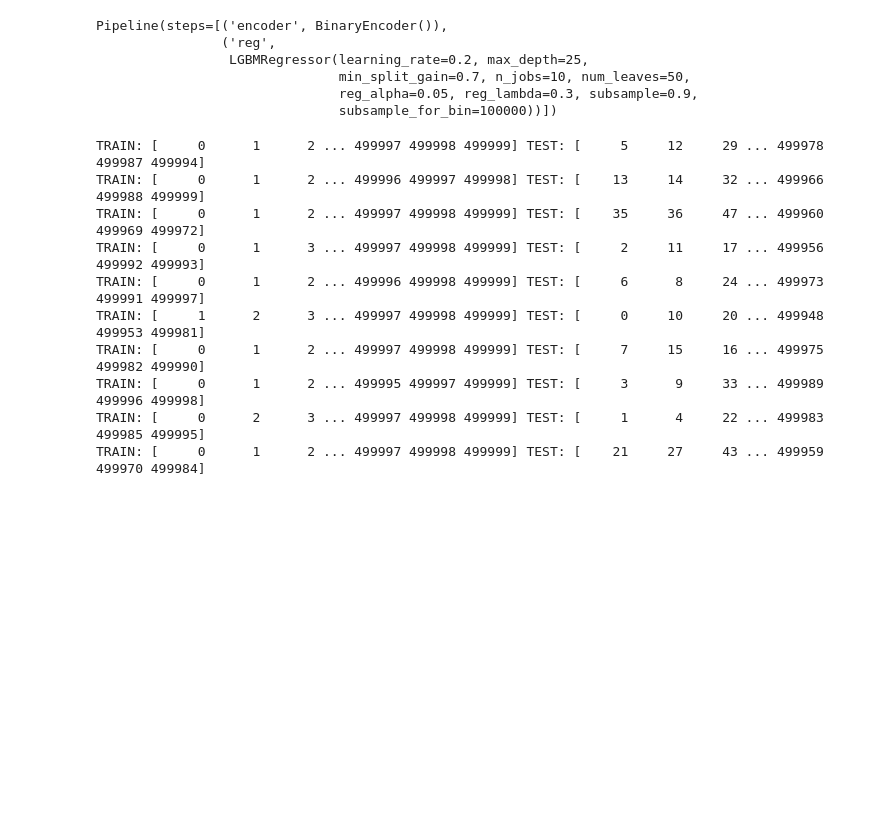
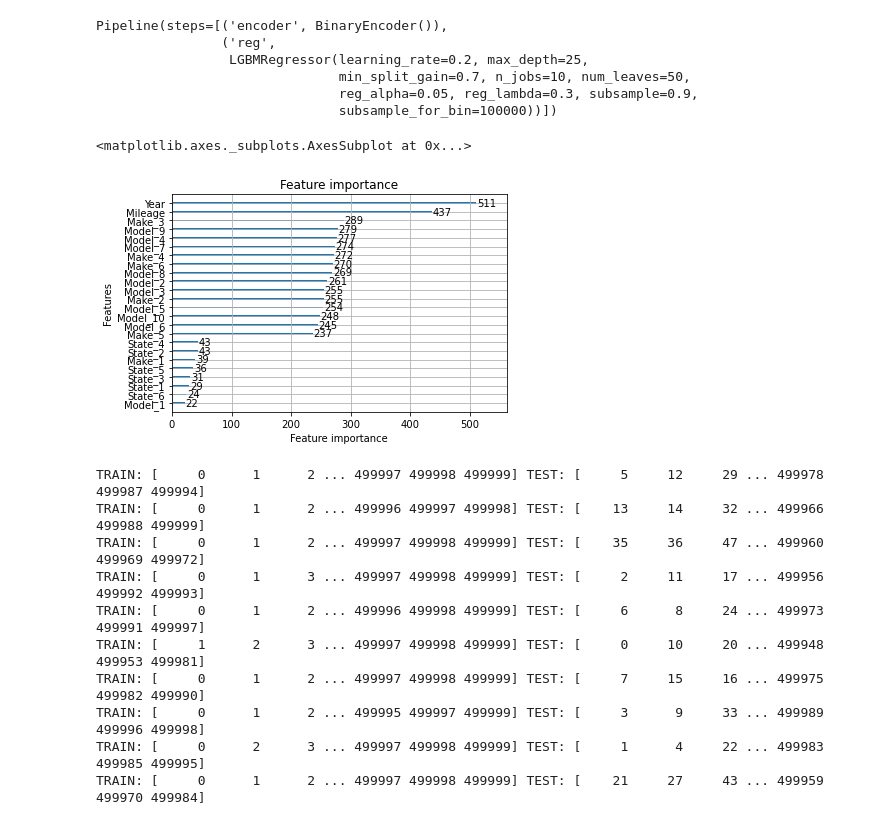
Before and after one commit to zerodarkzone/proyecto2ModelosAvanzados1, a Jupyter notebook: notebook/P2-UsedVehiclePricePrediction.ipynb, the cells around one changed output. Cells and saved outputs as stored; diff of their text form; code cells hidden in the pictures; blank space fills up the shorter version.

Commit message:
lightgbm model

```diff
--- a/notebook/P2-UsedVehiclePricePrediction.ipynb
+++ b/notebook/P2-UsedVehiclePricePrediction.ipynb
@@ -226,3 +228,8 @@ Pipeline(steps=[('encoder', BinaryEncoder()),
+# %%
+lightgbm.plot_importance(model._final_estimator)
+# %% [output]
+<matplotlib.axes._subplots.AxesSubplot at 0x...>
+[figure, added]
 # %%
 with open("LGBMRegressor3.pkl", "wb") as model2:
     pickle.dump(model, model2)
```
Also changed, not shown: parts of 1 cell of this notebook.
